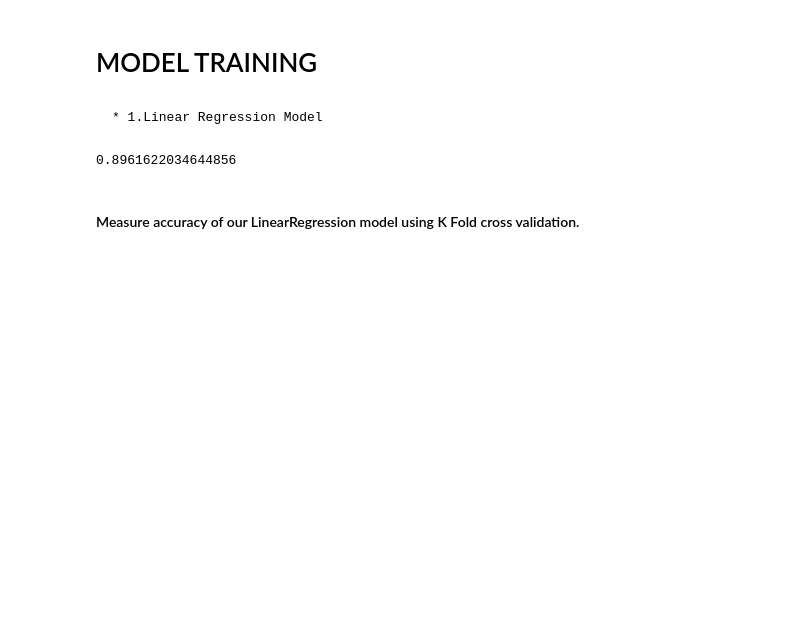
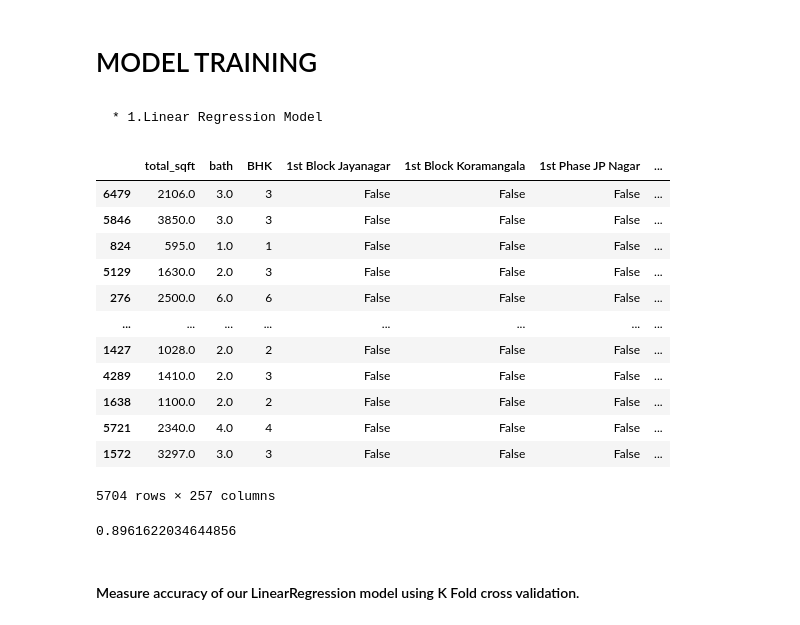
Before and after one commit to sibrikhanr98/ML_Project, a Jupyter notebook: 03.Real_Estate_Price_Prediction/model/code_file.ipynb, the cells around one changed output. Saved outputs shown, nothing was run; the diff lists cells and outputs as text; code cells hidden in the pictures; blank space fills up the shorter version.

```diff
--- a/03.Real_Estate_Price_Prediction/model/code_file.ipynb
+++ b/03.Real_Estate_Price_Prediction/model/code_file.ipynb
@@ -640,8 +660,3 @@ Name: price, dtype: float64
 # %%
 from sklearn.model_selection import train_test_split
 X_train, X_test, y_train, y_test = train_test_split(X,y,test_size=0.2,random_state=10)
-# %%
-from sklearn.linear_model import LinearRegression
-lr_clf = LinearRegression()
-lr_clf.fit(X_train,y_train)
-lr_clf.score(X_test,y_test)
@@ -686,2 +709,18 @@ corr_mat
+# %%
+X_train
+# %% [output]
+|  | total_sqft | bath | BHK | 1st Block Jayanagar | 1st Block Koramangala | 1st Phase JP Nagar | ... |
+| 6479 | 2106.0 | 3.0 | 3 | False | False | False | ... |
+| 5846 | 3850.0 | 3.0 | 3 | False | False | False | ... |
+| 824 | 595.0 | 1.0 | 1 | False | False | False | ... |
+| 5129 | 1630.0 | 2.0 | 3 | False | False | False | ... |
+| 276 | 2500.0 | 6.0 | 6 | False | False | False | ... |
+| ... | ... | ... | ... | ... | ... | ... | ... |
+| 1427 | 1028.0 | 2.0 | 2 | False | False | False | ... |
+| 4289 | 1410.0 | 2.0 | 3 | False | False | False | ... |
+| 1638 | 1100.0 | 2.0 | 2 | False | False | False | ... |
+| 5721 | 2340.0 | 4.0 | 4 | False | False | False | ... |
+| 1572 | 3297.0 | 3.0 | 3 | False | False | False | ... |
+5704 rows × 257 columns
 # %%
 from sklearn.linear_model import LinearRegression
```
Also changed, not shown: parts of 14 cells of this notebook, 6 other files.
